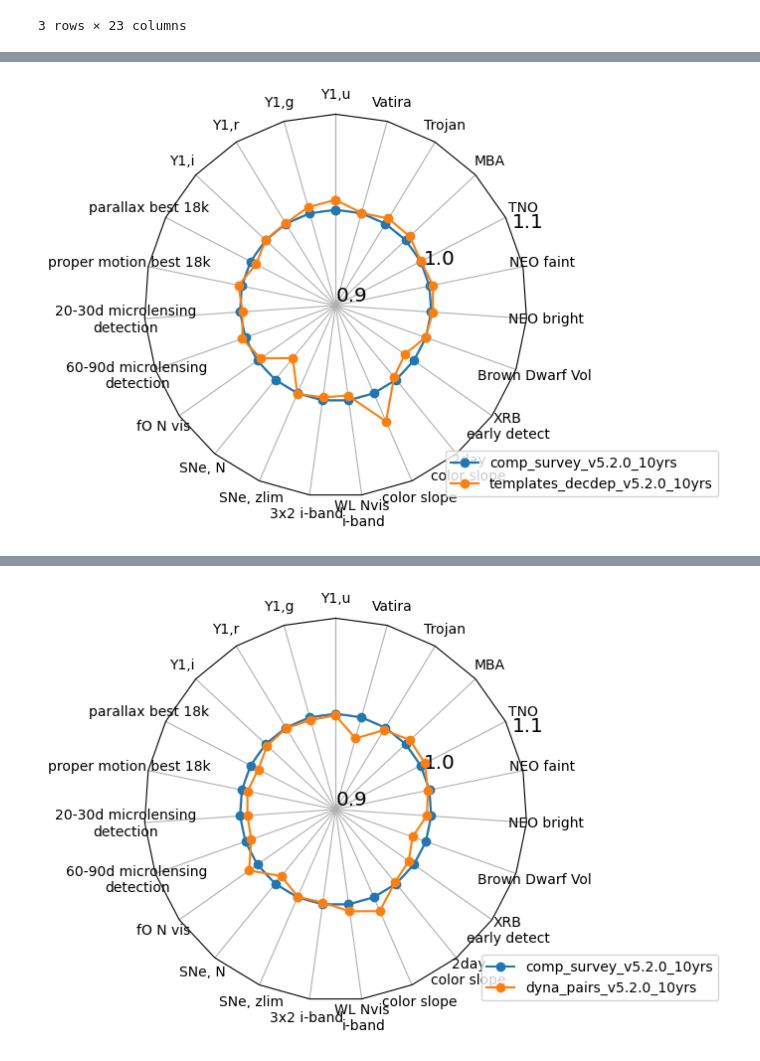
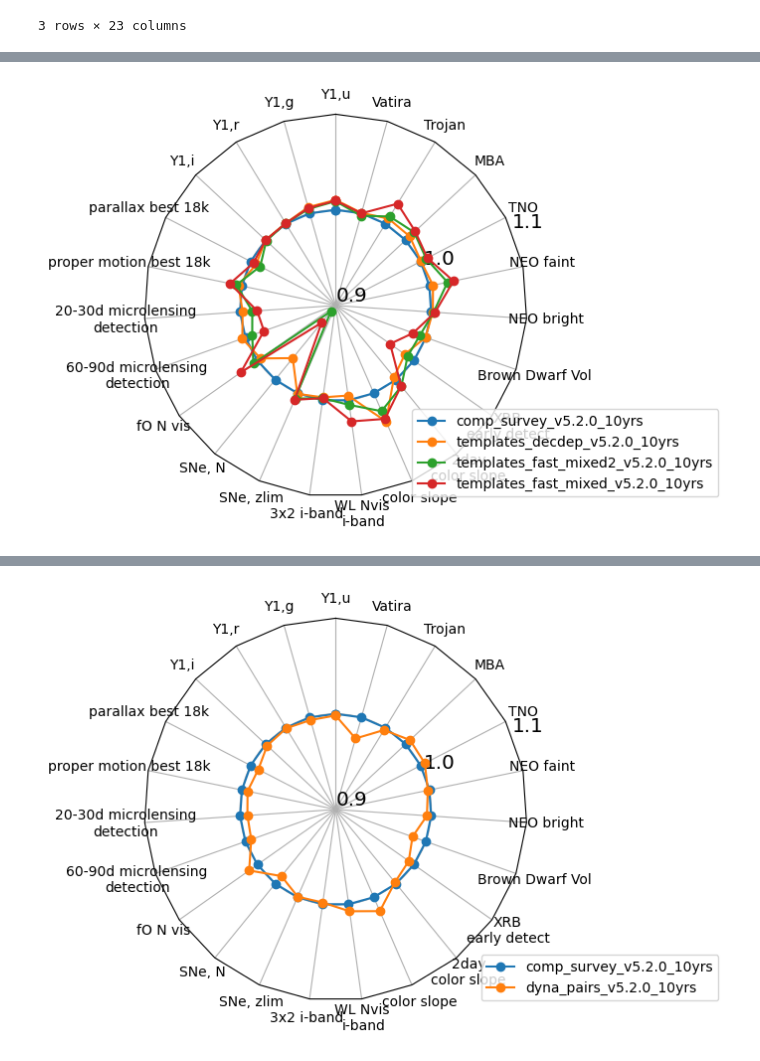
Before and after one commit to lsst-sims/sims_featureScheduler_runs5.2, a Jupyter notebook: maf/quick_look.ipynb, the cells around one changed output, grey strips where cells are left out. Cells and saved outputs as stored; diff of their text form; code cells hidden in the pictures.

```diff
--- a/maf/quick_look.ipynb
+++ b/maf/quick_look.ipynb
@@ -261,11 +261,11 @@ fig, ax = radar(ndata, legend=True, rgrids=[0.9, 1.0, 1.1], bbox_to_anchor=(1.5,
 # %%
-runs = ['comp_survey_v5.2.0_10yrs'] + [run for run in data_loaded.index if 'decdep_v' in run]
+runs = ['comp_survey_v5.2.0_10yrs'] + [run for run in data_loaded.index if 'decdep_v' in run or 'fast' in run]
 
 ndata = norm_df(data, runs, cols=data.columns.values.tolist(),
                 invert_cols=invert_cols, mag_cols = mag_cols, norm_run='comp_survey_v5.2.0_10yrs')
 fig, ax = radar(ndata, legend=True, rgrids=[0.9, 1.0, 1.1], bbox_to_anchor=(1.5, 0))
 # %% [output]
-[figure, old version]
+[figure, new version]
 # %%
 runs = ['comp_survey_v5.2.0_10yrs'] + [run for run in data_loaded.index if 'decp' in run]
 
```
Also changed, not shown: parts of 5 cells of this notebook.
